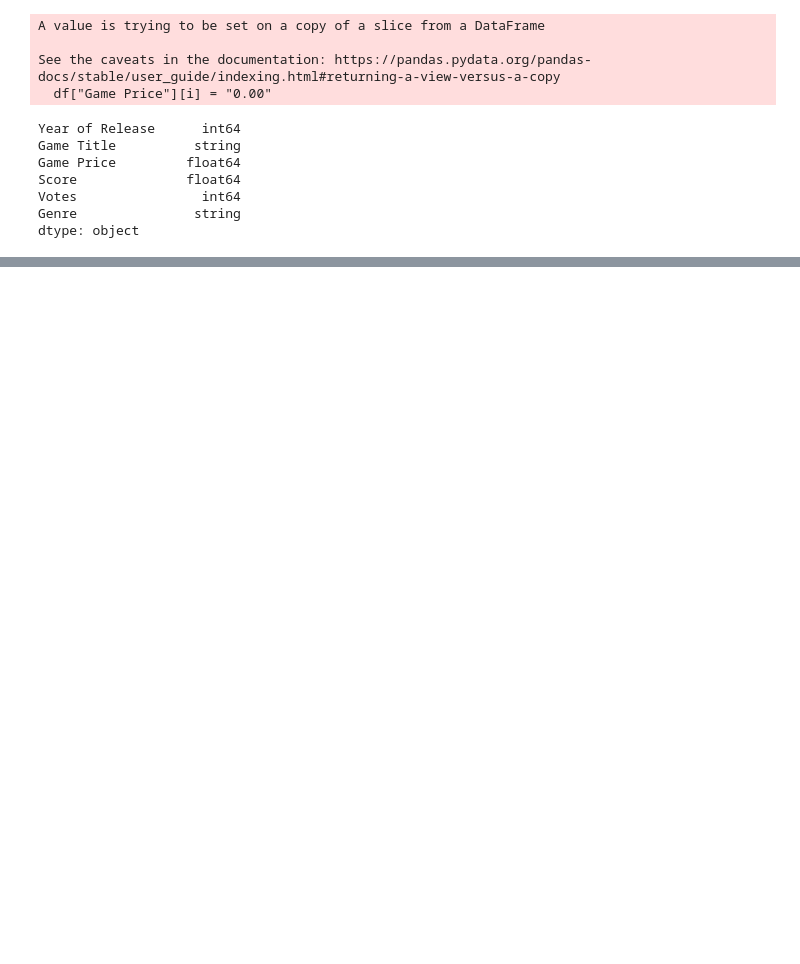
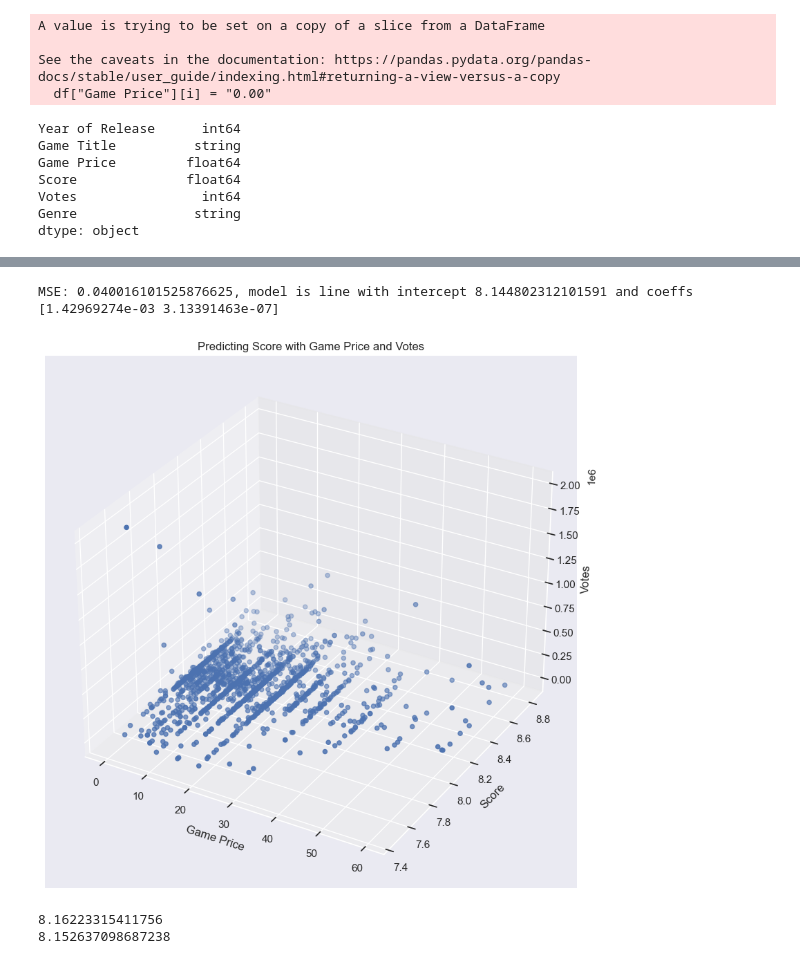
Before and after one commit to MitchellWorthington/4185_Final_Project, a Jupyter notebook: 4185_best_games.ipynb, the cells around one changed output, grey strips where cells are left out. Saved outputs shown, nothing was run; the diff lists cells and outputs as text; code cells hidden in the pictures; blank space fills up the shorter version.

```diff
--- a/4185_best_games.ipynb
+++ b/4185_best_games.ipynb
@@ -293,0 +285,71 @@ plt.show()
+# %%
+from mpl_toolkits.mplot3d import Axes3D
+from sklearn.linear_model import LinearRegression
+from sklearn.model_selection import train_test_split
+from sklearn.metrics import mean_squared_error
+
+# make 3d graph
+fig = plt.figure(figsize=(10, 10))
+ax = fig.add_subplot(111, projection='3d')
+
+# x, y, z
+x = df["Game Price"]
+y = df["Score"]
+z = df["Votes"]
+
+# make scatterplot of all
+ax.scatter(x, y, z)
+ax.set_xlabel('Game Price')
+ax.set_ylabel('Score')
+ax.set_zlabel('Votes')
+ax.set_title('Predicting Score with Game Price and Votes')
+
+# 1: split data into input features and target variable
+x = df[["Game Price", "Votes"]]
+y = df["Score"]
+
+ic_data = []
+for_mse = []
+
+# create n models, train them, and find the model with the lowest MSE
+# that is the best model
+n = 100
+for i in range(n):
+    # 2: make training and testing dataset
+    x_train, x_test, y_train, y_test = train_test_split(x, y, test_size=0.2)
+
+    df_train = pd.concat([x_train, y_train], axis=1)
+    df_test = pd.concat([x_test, y_test], axis=1)
+
+
+    # 3: Train the model
+    model = LinearRegression()
+    model.fit(x_train, y_train)
+
+    ic_data.append((model.intercept_, model.coef_))
+    y_pred = model.predict(x_test)
+    mse = mean_squared_error(y_test, y_pred)
+    for_mse.append(mse)
+
+mse_min = np.min(np.abs(np.array(for_mse)))
+mse_idx = np.where(np.array(for_mse) == mse_min)[0][0]
+
+intercept = ic_data[mse_idx][0]
+coeffs = ic_data[mse_idx][1]
+
+print(f"MSE: {mse_min}, model is line with intercept {intercept} and coeffs {coeffs}")
+plt.show()
+# %% [output]
+MSE: 0.040016101525876625, model is line with intercept 8.144802312101591 and coeffs [1.42969274e-03 3.13391463e-07]
+[figure, added]
+# %%
+def predict_score(price, votes):
+    return coeffs[0] * price + coeffs[1] * votes + intercept
+
+# 10 dollars avg about 8.15, 10000 votes avg about 8.2
+print(predict_score(10, 10000))
+# 8.25 avg, 8.3 avg
+print(predict_score(0, 25000))
+# %% [output]
+8.16223315411756
+8.152637098687238
```
Also changed, not shown: parts of 23 cells of this notebook, 1 other file.
